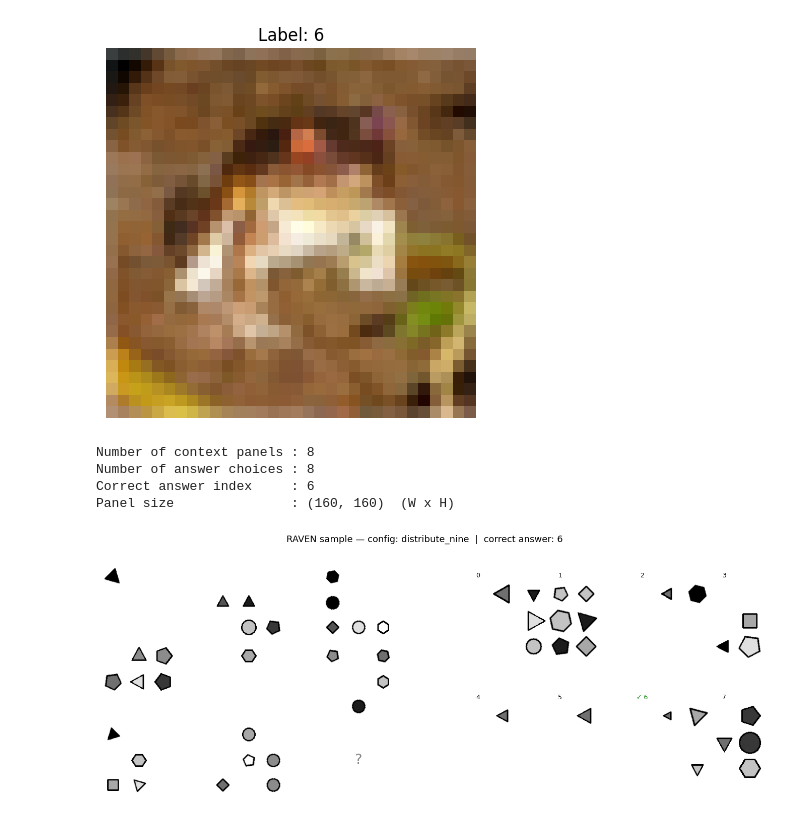
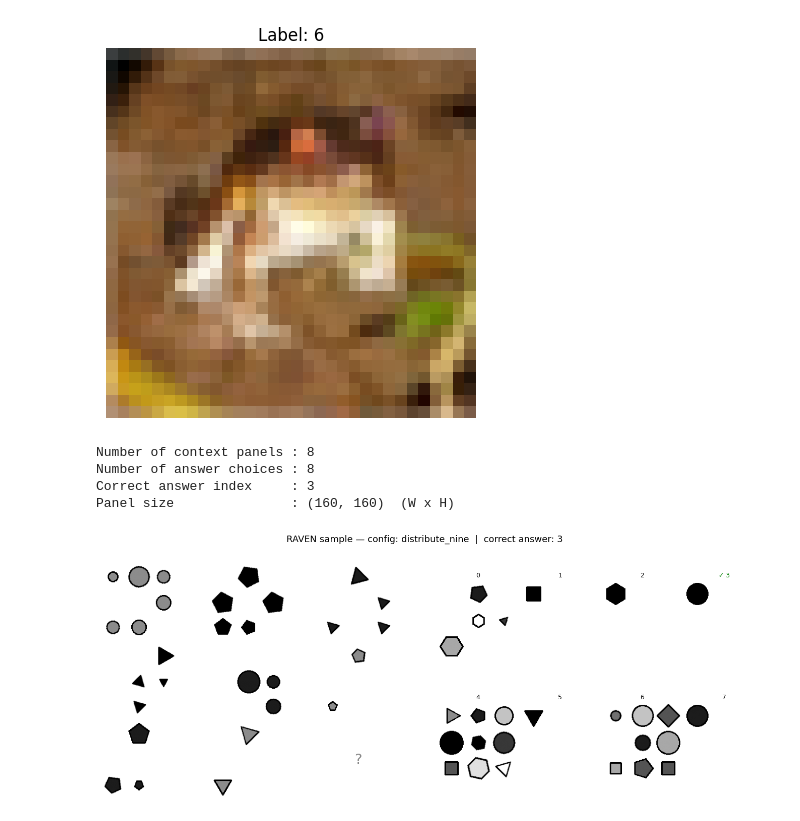
Before and after one commit to stevanna98/brain_network_into_dnn_v2, a Jupyter notebook: eda.ipynb, the cells around one changed output. Saved outputs shown, nothing was run; the diff lists cells and outputs as text; code cells hidden in the pictures.

```diff
--- a/eda.ipynb
+++ b/eda.ipynb
@@ -68,7 +68,7 @@ import matplotlib.gridspec as gridspec
 ds = load_dataset("HuggingFaceM4/RAVEN", "distribute_nine", split="train")
 
 # Pick the first sample
-sample = ds[0]
+sample = ds[45]
 panels  = sample["panels"]   # 8 context images (the visible 3x3 matrix minus bottom-right)
 choices = sample["choices"]  # 8 answer candidates
 target  = sample["target"]   # correct answer index (0-7)
@@ -85,32 +85,32 @@ fig.suptitle(f"RAVEN sample — config: distribute_nine  |  correct answer: {tar
 # Left: 3x3 context grid (panel 8 is the missing piece, shown as a blank)
 gs_ctx = gridspec.GridSpec(3, 3, left=0.02, right=0.48, hspace=0.05, wspace=0.05)
 for i in range(9):
     ax = fig.add_subplot(gs_ctx[i // 3, i % 3])
     if i < 8:
         ax.imshow(panels[i], cmap="gray", vmin=0, vmax=255)
     else:
         ax.set_facecolor("#dddddd")
         ax.text(0.5, 0.5, "?", ha="center", va="center", fontsize=20, color="#888888",
                 transform=ax.transAxes)
     ax.axis("off")
 
 # Right: 8 answer candidates (2 rows x 4 cols), correct one highlighted in green
 gs_ans = gridspec.GridSpec(2, 4, left=0.52, right=0.98, hspace=0.1, wspace=0.05)
 for i in range(8):
     ax = fig.add_subplot(gs_ans[i // 4, i % 4])
     ax.imshow(choices[i], cmap="gray", vmin=0, vmax=255)
     color = "limegreen" if i == target else "lightgray"
     for spine in ax.spines.values():
         spine.set_edgecolor(color)
         spine.set_linewidth(3)
     ax.set_title(f"{'✓ ' if i == target else ''}{i}", fontsize=9,
                  color="green" if i == target else "black")
     ax.axis("off")
 
 plt.show()
 # %% [output]
 Number of context panels : 8
 Number of answer choices : 8
-Correct answer index     : 6
+Correct answer index     : 3
 Panel size               : (160, 160)  (W x H)
-[figure, old version]
+[figure, new version]
```
Also changed, not shown: parts of 2 cells of this notebook, 1 other file.
